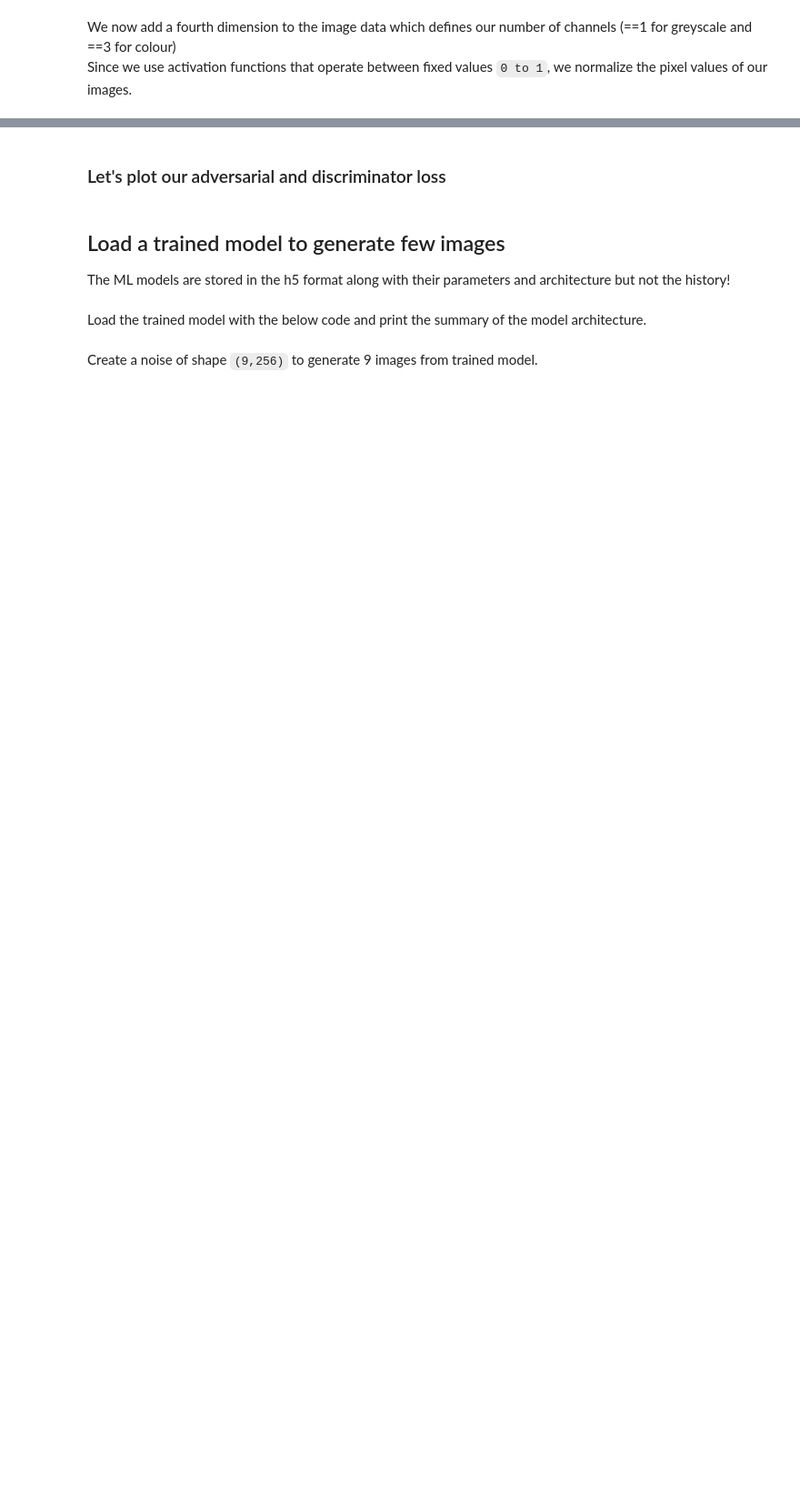
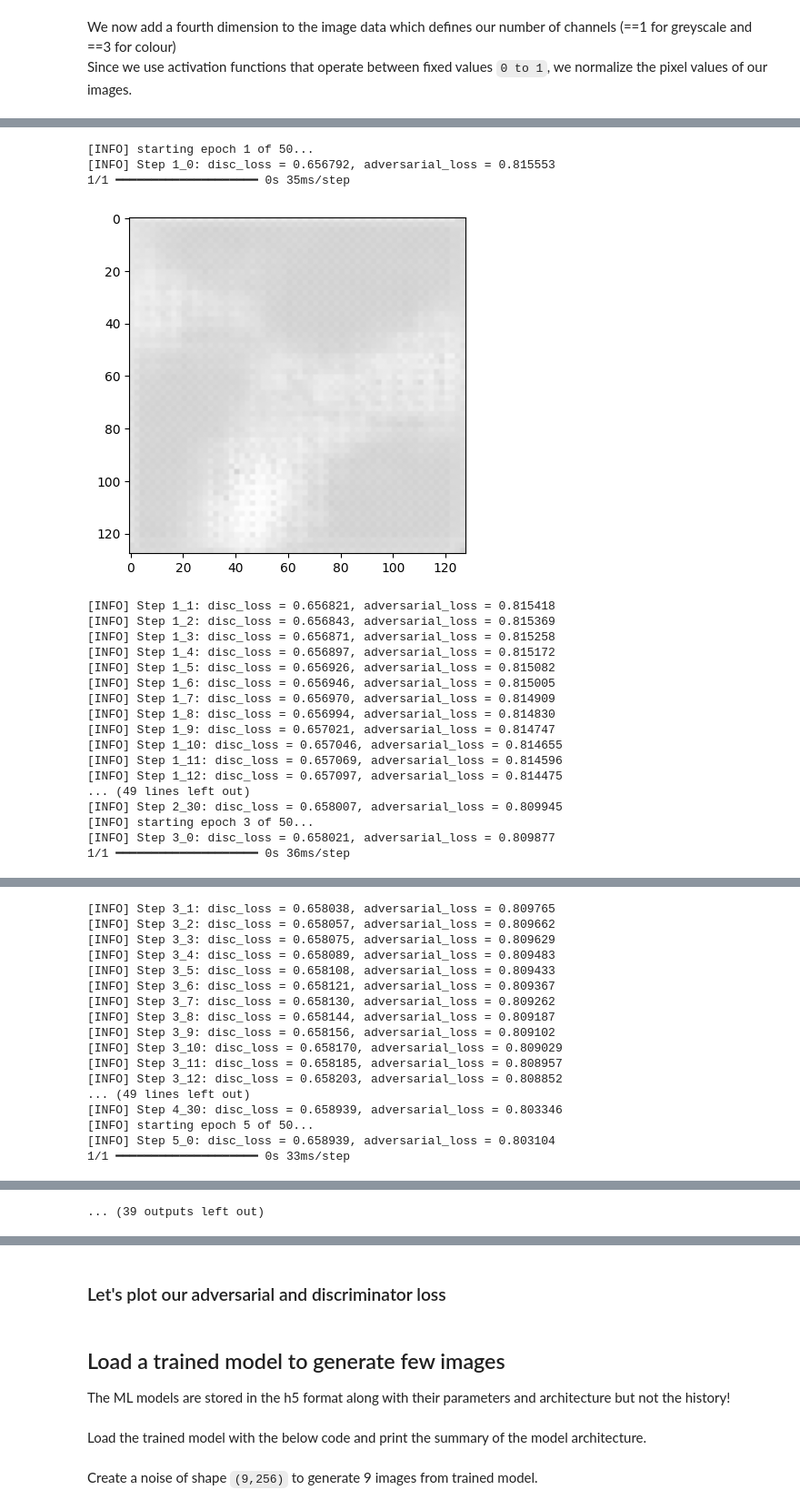
Before and after one commit to heprom/cvml, a Jupyter notebook: corrections/GAN_defects_cor.ipynb, the cells around one changed output, grey strips where cells are left out. Shown at 91% size. Cells and saved outputs as stored; diff of their text form; code cells hidden in the pictures; blank space fills up the shorter version.

```diff
--- a/corrections/GAN_defects_cor.ipynb
+++ b/corrections/GAN_defects_cor.ipynb
@@ -132,5 +129,5 @@ gen = DCGAN.build_generator(channels=1)
 
 print("[INFO] building discriminator....")
 disc = DCGAN.build_discriminator(64,alpha=0.2)
-discOpt = Adam(lr=0.0001, beta_1=0.5, decay = 0.0002/NUM_EPOCHS)
+discOpt = Adam(learning_rate=0.0001, beta_1=0.5, weight_decay=0.0002/NUM_EPOCHS)
 disc.compile(loss="binary_crossentropy", optimizer=discOpt)
@@ -151,5 +195,5 @@ ganOutput = disc(gen(ganInput))
 gan = Model(ganInput, ganOutput)
 
 #Compile the loss function and optimizer to finalise our GAN model
-ganOpt = Adam(lr=0.0002, beta_1=0.5)
+ganOpt = Adam(learning_rate=0.0002, beta_1=0.5)
 gan.compile(loss="binary_crossentropy", optimizer=ganOpt)
@@ -225,18 +285,20 @@ The model is trained for N `epochs`. The image dataset is divided into mini batc
+# %%
+NUM_EPOCHS = 50
 # %%
 for epoch in range(NUM_EPOCHS):
     print("[INFO] starting epoch {} of {}...".format(epoch + 1, NUM_EPOCHS))
-    batchesPerEpoch = int(data.shape[0]/BATCH_SIZE)
+    batchesPerEpoch = int(data.shape[0] / BATCH_SIZE)
 
+    dis_loss = []
+    adv_loss = []
     for i in range(0, batchesPerEpoch):
-        dis_loss = []
-        adv_loss = []
 
         ## We need to train our discriminator to differentiate between REAL and FAKE images hence,
         ## we generate fake images equal to batch size from generator and label it as zero (meaning fake)
 
         ## Both, the real and fake images are passed together to train the discriminator
 
-        noise = tf.random.normal(shape=(BATCH_SIZE,256),mean=0.0,stddev=1.0)
+        noise = tf.random.normal(shape=(BATCH_SIZE,256), mean=0.0, stddev=1.0)
         genImages = gen.predict(noise,verbose=0)
         imageBatch = data[i*BATCH_SIZE:(i +1)*BATCH_SIZE]
 
@@ -245,35 +307,57 @@ for epoch in range(NUM_EPOCHS):
         (Train, label) = shuffle(Train, label)
         label=np.array(label)
 
         # Train on batch command trains our discriminator, updates its parameters and outputs the loss
-        discLoss = disc.train_on_batch(X, y)
+        disc.trainable = True
+        discLoss = disc.train_on_batch(Train, label)
         dis_loss.append(discLoss)
 
         ## After updating discriminator, we generate more fake images and train the GAN model
         ## Note that only generator is trained here as discriminator inside gan is set non-trainable
 
+        disc.trainable = False
         noise = tf.random.normal(shape=(BATCH_SIZE,256),mean=0.0,stddev=1.0)
         ganLoss = gan.train_on_batch(noise, np.array([1] * BATCH_SIZE))
         ## Note that the labels of fake images are set "1" here. This is done to achieve the
         ## objective of generator to minimize the discriminator value function.. and
         ## simultaneously train the generator to produce images that can be classified as "1"
-
         adv_loss.append(ganLoss)
 
         print("[INFO] Step {}_{}: disc_loss = {:.6f}, adversarial_loss = {:.6f}".format(epoch + 1, i, discLoss, ganLoss))
 
         ## We save the images for every two epochs and finally visualize it as a montage
 
         if epoch % 2 == 0 and i == 0:
             images = gen.predict(benchmarkNoise)
             images = ((images * 255.0)).astype("uint8")
             image1 = images[0,:,:,0]
             image1 = scipy.ndimage.zoom(image1,(2,2),order=0,mode='nearest')
             image2 = images[1,:,:,0]
             image2 = scipy.ndimage.zoom(image2,(2,2),order=0,mode='nearest')
             plt.imshow(image1, cmap='gray', vmin=0, vmax=255)
             plt.show()
             imlist.append(image1)
-
-    adversarial_loss.append(stat.mean(adv_loss))
-    discriminator_loss.append(stat.mean(dis_loss))
+    adversarial_loss.append(np.mean(adv_loss))
+    discriminator_loss.append(np.mean(dis_loss))
+# %% [output]
+[INFO] starting epoch 1 of 50...
+[INFO] Step 1_0: disc_loss = 0.656792, adversarial_loss = 0.815553
+1/1 ━━━━━━━━━━━━━━━━━━━━ 0s 35ms/step
+[figure, added]
+[INFO] Step 1_1: disc_loss = 0.656821, adversarial_loss = 0.815418
+[INFO] Step 1_2: disc_loss = 0.656843, adversarial_loss = 0.815369
+[INFO] Step 1_3: disc_loss = 0.656871, adversarial_loss = 0.815258
+[INFO] Step 1_4: disc_loss = 0.656897, adversarial_loss = 0.815172
+[INFO] Step 1_5: disc_loss = 0.656926, adversarial_loss = 0.815082
+[INFO] Step 1_6: disc_loss = 0.656946, adversarial_loss = 0.815005
+[INFO] Step 1_7: disc_loss = 0.656970, adversarial_loss = 0.814909
+[INFO] Step 1_8: disc_loss = 0.656994, adversarial_loss = 0.814830
+[INFO] Step 1_9: disc_loss = 0.657021, adversarial_loss = 0.814747
+[INFO] Step 1_10: disc_loss = 0.657046, adversarial_loss = 0.814655
+[INFO] Step 1_11: disc_loss = 0.657069, adversarial_loss = 0.814596
+[INFO] Step 1_12: disc_loss = 0.657097, adversarial_loss = 0.814475
+... (49 lines left out)
+[INFO] Step 2_30: disc_loss = 0.658007, adversarial_loss = 0.809945
+[INFO] starting epoch 3 of 50...
+[INFO] Step 3_0: disc_loss = 0.658021, adversarial_loss = 0.809877
+1/1 ━━━━━━━━━━━━━━━━━━━━ 0s 36ms/step
@@ -279,0 +365,17 @@ for epoch in range(NUM_EPOCHS):
+[INFO] Step 3_1: disc_loss = 0.658038, adversarial_loss = 0.809765
+[INFO] Step 3_2: disc_loss = 0.658057, adversarial_loss = 0.809662
+[INFO] Step 3_3: disc_loss = 0.658075, adversarial_loss = 0.809629
+[INFO] Step 3_4: disc_loss = 0.658089, adversarial_loss = 0.809483
+[INFO] Step 3_5: disc_loss = 0.658108, adversarial_loss = 0.809433
+[INFO] Step 3_6: disc_loss = 0.658121, adversarial_loss = 0.809367
+[INFO] Step 3_7: disc_loss = 0.658130, adversarial_loss = 0.809262
+[INFO] Step 3_8: disc_loss = 0.658144, adversarial_loss = 0.809187
+[INFO] Step 3_9: disc_loss = 0.658156, adversarial_loss = 0.809102
+[INFO] Step 3_10: disc_loss = 0.658170, adversarial_loss = 0.809029
+[INFO] Step 3_11: disc_loss = 0.658185, adversarial_loss = 0.808957
+[INFO] Step 3_12: disc_loss = 0.658203, adversarial_loss = 0.808852
+... (49 lines left out)
+[INFO] Step 4_30: disc_loss = 0.658939, adversarial_loss = 0.803346
+[INFO] starting epoch 5 of 50...
+[INFO] Step 5_0: disc_loss = 0.658939, adversarial_loss = 0.803104
+1/1 ━━━━━━━━━━━━━━━━━━━━ 0s 33ms/step
@@ -279,0 +437 @@ for epoch in range(NUM_EPOCHS):
+... (39 outputs left out)
```
Also changed, not shown: parts of 18 cells of this notebook.
